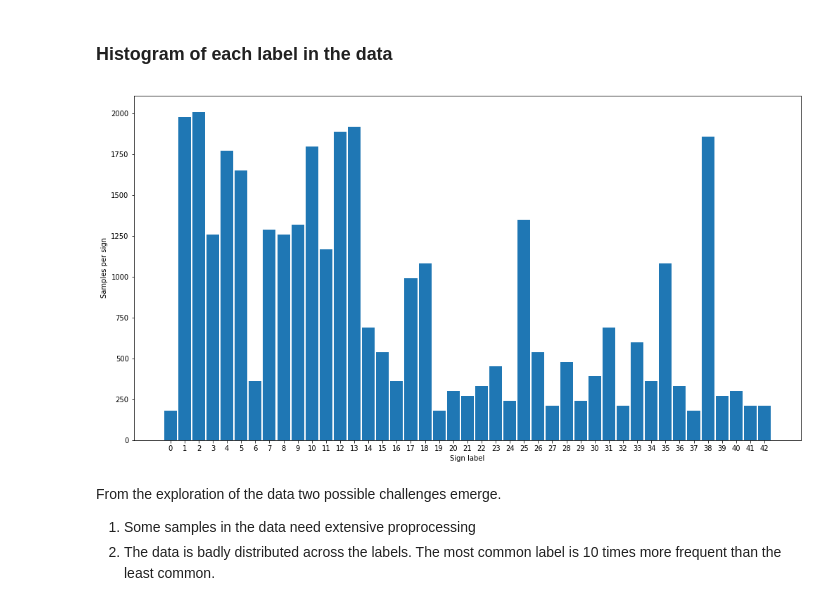
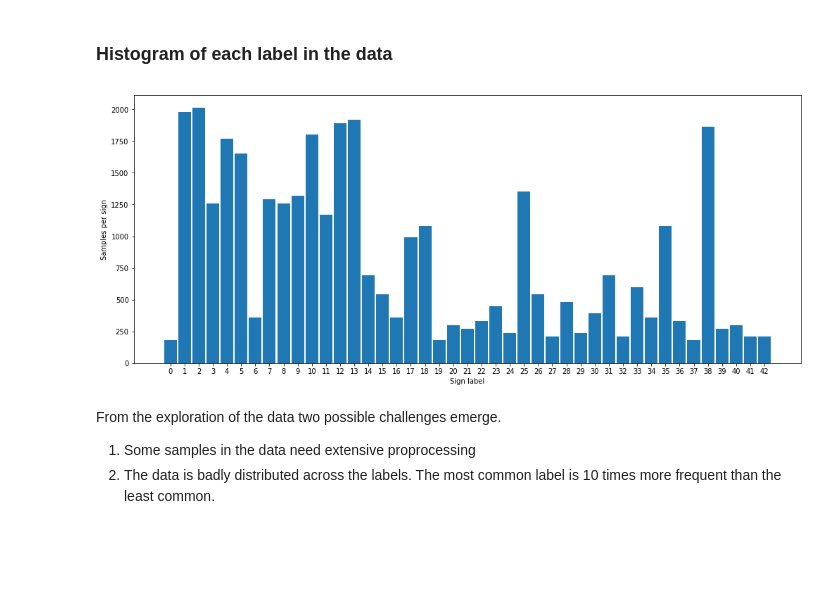
Before and after one commit to stefancyliax/CarND-Traffic-Sign-Classifier-Project, a Jupyter notebook: Traffic_Sign_Classifier.ipynb, the cells around one changed output. Saved outputs shown, nothing was run; the diff lists cells and outputs as text; code cells hidden in the pictures; blank space fills up the shorter version.

```diff
--- a/Traffic_Sign_Classifier.ipynb
+++ b/Traffic_Sign_Classifier.ipynb
@@ -135,16 +137,16 @@ for n in range(len(index_bad)):
 # %% [markdown]
 ### Histogram of each label in the data
 # %%
-plt.figure(figsize=(17,9))
+plt.figure(figsize=(17,7))
 plt.hist(y_train, bins=n_classes, rwidth=0.9, range=[0,n_classes], align='left')
 plt.xticks( np.arange(n_classes) )
 plt.xlabel('Sign label')
 plt.ylabel('Samples per sign')
 plt.show()
 
 #print(np.bincount(y_train))
 # %% [output]
-[figure, old version]
+[figure, new version]
 # %% [markdown]
 From the exploration of the data two possible challenges emerge.
 1. Some samples in the data need extensive proprocessing
```
Also changed, not shown: parts of 10 cells of this notebook.
